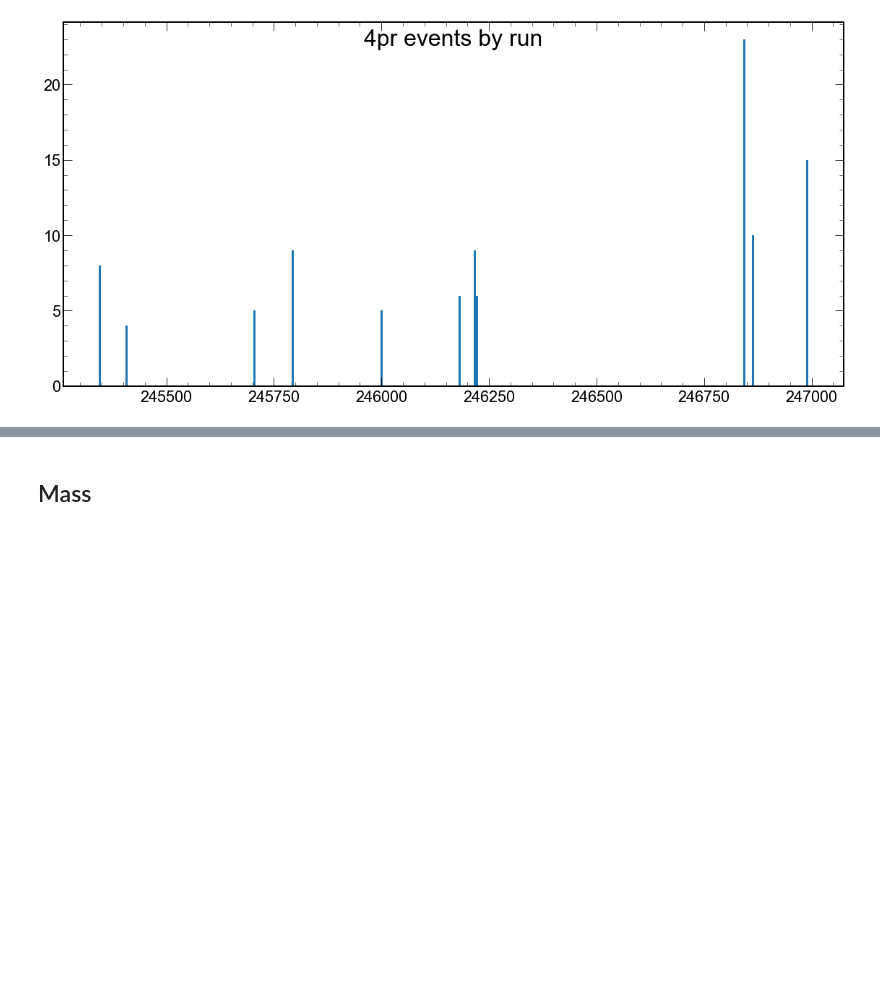
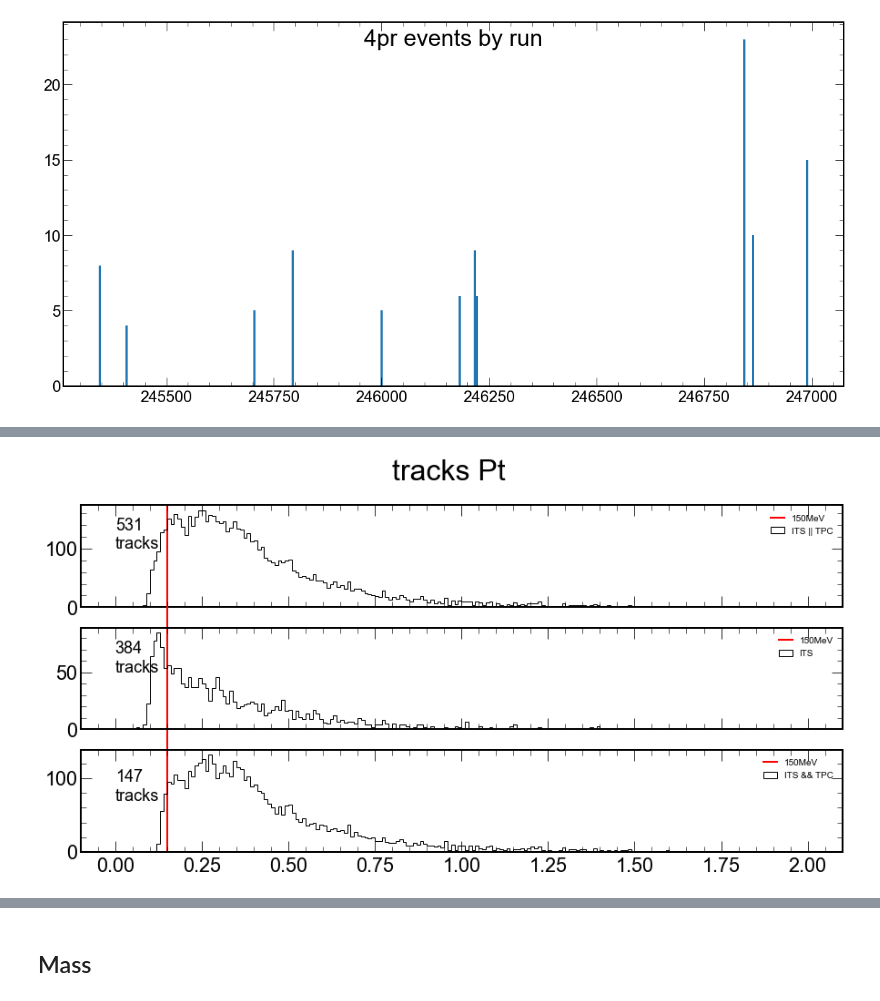
Before and after one commit to bdrum/cern-physics, a Jupyter notebook: notebooks/RhoPrime.ipynb, the cells around one changed output, grey strips where cells are left out. Drawn from its saved outputs; the diff is of its cells as text; code cells hidden in the pictures; blank space fills up the shorter version.

Commit message:
Waiting approving from PVN for Influence of ITS only tracks to 4 tracks events #21

```diff
--- a/notebooks/RhoPrime.ipynb
+++ b/notebooks/RhoPrime.ipynb
@@ -106,0 +82,84 @@ GetPt(selectedTracksMask, GoodEvents)
+# %%
+from modules.physics.kinematics.momentum import GetPtTracks, GetPTracks, plt, hep, np
+from modules.data.selection.tracks import selectedTracksMask, selectedTracksWithTpcMask
+from modules.data.selection.events import GetGoodEventsNumbers
+from modules.physics.kinematics.rapidity import GetTheta
+
+
+GoodEventsITS = GetGoodEventsNumbers()
+ptITSOrTPC = GetPtTracks(selectedTracksMask,GoodEventsITS).flatten()
+# pITS = GetPTracks(selectedTracksMask, GoodEventsITS).flatten()
+# thetaITS = GetTheta(selectedTracksMask, GoodEventsITS).flatten()
+
+ptITS = GetPtTracks(selectedTracksMask*(~selectedTracksWithTpcMask),GoodEventsITS).flatten()
+
+# GoodEventsTPC = GetGoodEventsNumbers(WithGoodNTpcTracks=4)
+ptITSAnd4TPC = GetPtTracks(selectedTracksMask*selectedTracksWithTpcMask,GoodEventsITS).flatten() # GetPtTracks(selectedTracksWithTpcMask,GoodEventsTPC).flatten()
+# pTPC = GetPTracks(selectedTracksWithTpcMask, GoodEventsTPC).flatten()
+# thetaTPC = GetTheta(selectedTracksWithTpcMask, GoodEventsTPC).flatten()
+
+plt.style.use(hep.style.ROOT)
+# _ = plt.hist(ptITS,alpha=0.5, bins=200, range=(0,2), color='black', histtype='step')
+# _ = plt.hist(ptTPC,alpha=0.5, bins=200, range=(0,2), color='red', histtype='step')
+
+
+fig, axs = plt.subplots(3, figsize=(15,7), sharex=True)
+
+fig.suptitle(f'tracks Pt', fontsize=32)
+axs[0].hist(ptITSOrTPC, bins=200, range=(0,2), color='black', histtype='step', label = 'ITS || TPC')
+axs[0].axvline(x=0.15,ymin=0,ymax=1,c="red",linewidth=2, zorder=0,clip_on=False,label='150MeV')
+axs[0].legend(prop={'size': 10})
+axs[0].text(0, 100, f"{len(ptITSOrTPC[ptITSOrTPC<0.15])}\ntracks", size=18)
+
+axs[1].hist(ptITS, bins=200, range=(0,2), color='black', histtype='step', label=f'ITS')
+axs[1].axvline(x=0.15,ymin=-1.2,ymax=1.2,c="red",linewidth=2,zorder=0, clip_on=False,label='150MeV')
+axs[1].legend(prop={'size': 10})
+axs[1].text(0, 50, f"{len(ptITS[ptITS<0.15])}\ntracks", size=18)
+
+axs[2].hist(ptITSAnd4TPC, bins=200, range=(0,2), color='black', histtype='step', label=f'ITS && TPC')
+axs[2].axvline(x=0.15,ymin=0,ymax=1,c="red",linewidth=2,zorder=0, clip_on=False,label='150MeV')
+axs[2].legend(prop={'size': 10})
+axs[2].text(0, 70, f"{len(ptITSAnd4TPC[ptITSAnd4TPC<0.15])}\ntracks", size=18)
+
+# x=x[np.where(y == y.max())]
+
+# fig, axs = plt.subplots(2, figsize=(15,7), sharex=True)
+# axs[0].hist(pITS, bins=200, range=(0,2), color='black', histtype='step')
+# axs[0].set_title('P ITS only')
+# axs[1].hist(pTPC, bins=200, range=(0,2), color='red', histtype='step')
+# axs[1].set_title('P ITS+TPC')
+# axs[0].axvline(x=0.25,ymin=-1.2,ymax=1,c="red",linewidth=2,zorder=0, clip_on=False)
+# axs[1].axvline(x=0.25,ymin=0,ymax=1.2,c="red",linewidth=2, zorder=0,clip_on=False)
+
+# fig, axs = plt.subplots(2, figsize=(15,7), sharex=True)
+# axs[0].hist(thetaITS.flatten(), bins=360, range=(0,3), color='black', histtype='step')
+# axs[0].set_title('Theta ITS only')
+# axs[1].hist(thetaTPC.flatten(), bins=360, range=(0,3), color='red', histtype='step')
+# axs[1].set_title('Theta ITS+TPC')
+# axs[0].axvline(x=0.75,ymin=-1.2,ymax=1,c="red",linewidth=2,zorder=0, clip_on=False)
+# axs[1].axvline(x=0.75,ymin=0,ymax=1.2,c="red",linewidth=2, zorder=0,clip_on=False)
+
+
+# Zero charge vs Non zero charge
+# plt.style.use(hep.style.ROOT)
+# fig = plt.figure(figsize=(14, 7))
+# ax = fig.add_axes([-1, 0, 1, 1])
+# fig.suptitle(f'3pr Pt | NonZero Charge vs Zero Charge', fontsize=32)
+# plt.style.use(hep.style.ROOT)
+# GoodEvents = GetGoodEventsNumbers()
+# ptzq = GetPt(selectedTracksMask, GoodEvents,Draw=False)
+# counts, bins = np.histogram(ptzq, bins=99, range=(0, 2))
+# _ = ax.hist(ptzq, bins=bins, color='black', histtype='step',
+#             label=f'Q = -1;Entries {np.sum(counts)}')
+# GoodEvents = GetGoodEventsNumbers(ChargeEqualCondition=False)
+# ptnzq = GetPt(selectedTracksMask, GoodEvents, Draw=False, ChargeEqualCondition=False)
+# counts, bins = np.histogram(ptnzq, bins=99, range=(0, 2))
+# _ = ax.hist(ptnzq, bins=bins, color='red', histtype='step',
+#             label=f'Q != -1;Entries {np.sum(counts)}')
+# plt.xlabel('Pt, GeV')
+# plt.ylabel('# events')
+# ax.legend()
+print(GetPtTracks(selectedTracksMask,GoodEventsITS)[1])
+print(GetPtTracks(selectedTracksMask*(~selectedTracksWithTpcMask),GoodEventsITS)[1])
+print(GetPtTracks(selectedTracksMask*selectedTracksWithTpcMask,GoodEventsITS)[1])
+# %% [output]
@@ -106,0 +169 @@ GetPt(selectedTracksMask, GoodEvents)
+[figure, added]
```
Also changed, not shown: parts of 5 cells of this notebook, 7 other files.
